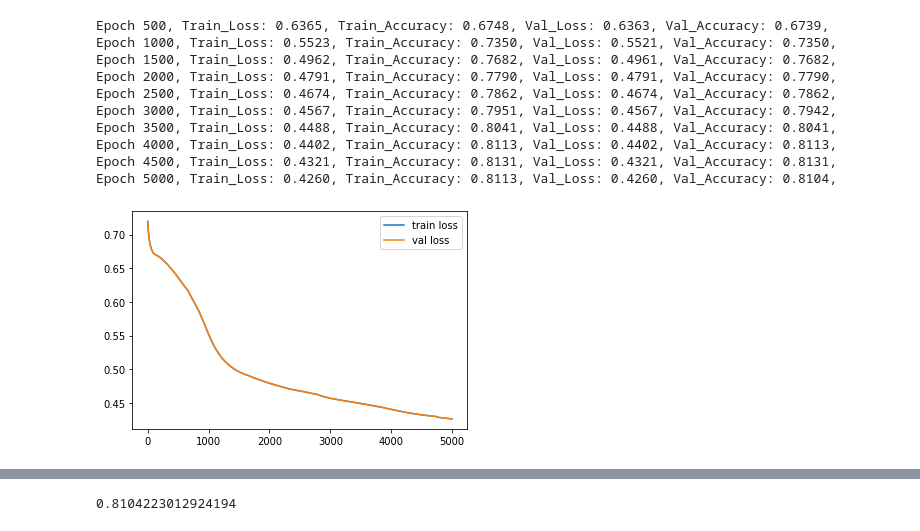
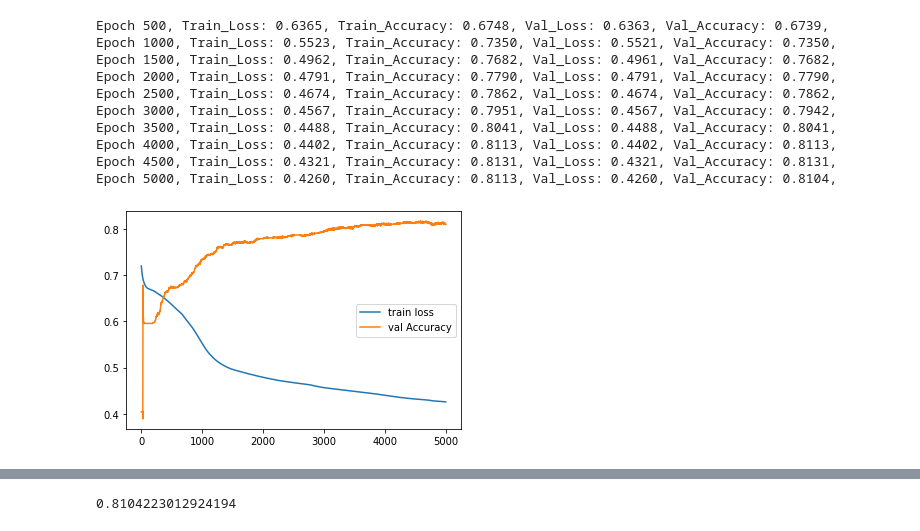
Before and after one commit to Jpayanshi/GCN-Assignment, a Jupyter notebook: assignment_4b.ipynb, the cells around one changed output, grey strips where cells are left out. Saved outputs shown, nothing was run; the diff lists cells and outputs as text; code cells hidden in the pictures.

```diff
--- a/assignment_4b.ipynb
+++ b/assignment_4b.ipynb
@@ -856,10 +829,10 @@ Epoch 5000, Train_Loss: 0.4260, Train_Accuracy: 0.8113, Val_Loss: 0.4260, Val_Ac
 # %%
 import matplotlib.pyplot as plt
 
 # Plot the training loss and validation accuracy
 plt.plot(train_losses, label='train loss')
-plt.plot(val_losses, label='val loss')
+plt.plot(val_accuracies, label='val Accuracy')
 plt.legend()
 plt.show()
 # %% [output]
-[figure, old version]
+[figure, new version]
```
Also changed, not shown: parts of 6 cells of this notebook.
